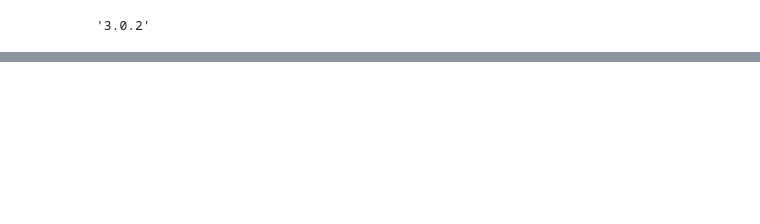
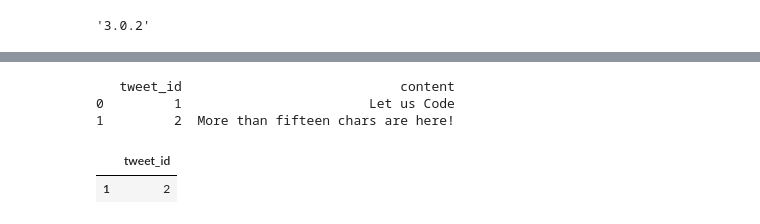
Before and after one commit to balkrushnanaik/Python-Libraries, a Jupyter notebook: Python Libraries/Pandas Advanced.ipynb, the cells around one changed output, grey strips where cells are left out. Drawn from its saved outputs; the diff is of its cells as text; code cells hidden in the pictures; blank space fills up the shorter version.

Commit message:
Solving Leetcode pandas problems

```diff
--- a/Python Libraries/Pandas Advanced.ipynb
+++ b/Python Libraries/Pandas Advanced.ipynb
@@ -31,0 +21,22 @@ print(df)
+# %%
+import pandas as pd
+
+# Create Tweets table
+tweets = pd.DataFrame({
+    "tweet_id": [1, 2],
+    "content": [
+        "Let us Code",
+        "More than fifteen chars are here!"
+    ]
+})
+
+print(tweets)
+# %% [output]
+   tweet_id                            content
+0         1                        Let us Code
+1         2  More than fifteen chars are here!
+# %%
+tweets[tweets['content'].str.len() > 15][['tweet_id']]
+# %% [output]
+|  | tweet_id |
+| 1 | 2 |
```
Also changed, not shown: parts of 4 cells of this notebook, 1 other file.
